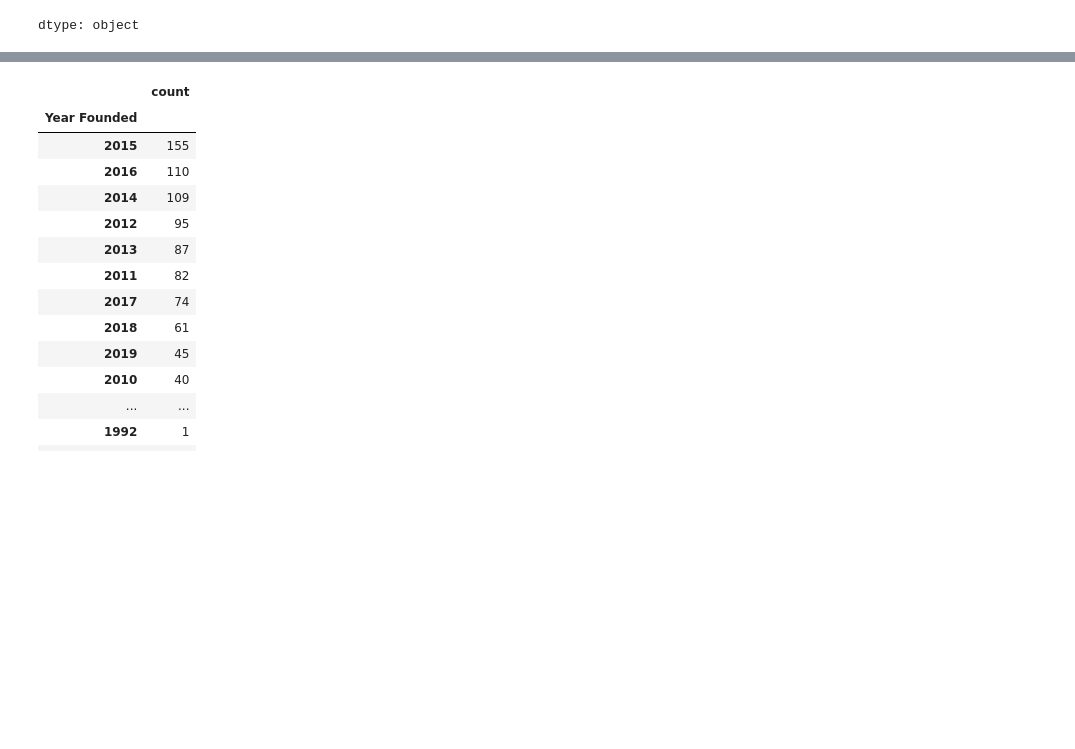
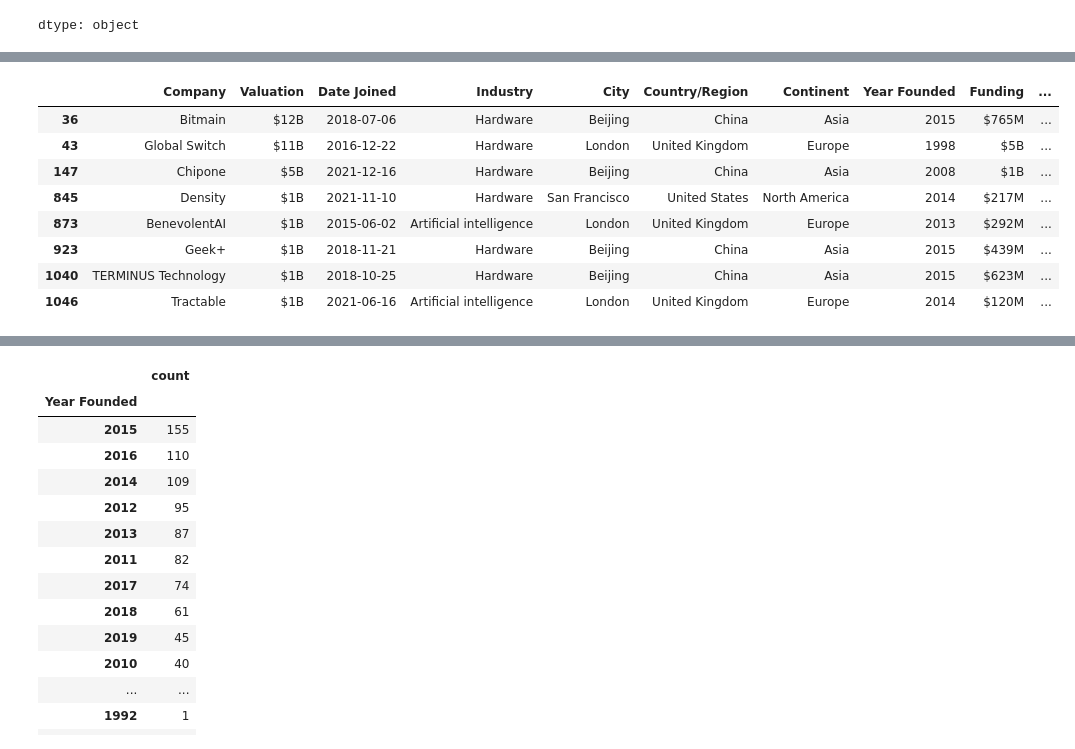
Before and after one commit to aysutnyva/Data_analysis, a Jupyter notebook: Unicorn_Companies.ipynb, the cells around one changed output, grey strips where cells are left out. Cells and saved outputs as stored; diff of their text form; code cells hidden in the pictures; blank space fills up the shorter version.

```diff
--- a/Unicorn_Companies.ipynb
+++ b/Unicorn_Companies.ipynb
@@ -46,0 +166,20 @@ dtype: object
+# %%
+cities = ['Beijing', 'San Francisco', 'London']
+mask = (
+    (companies['Industry']=='Hardware') & (companies['City'].isin(cities))
+) | (
+    (companies['Industry']=='Artificial intelligence') & (companies['City']=='London')
+)
+
+companies_invest = companies[mask]
+companies_invest
+# %% [output]
+|  | Company | Valuation | Date Joined | Industry | City | Country/Region | Continent | Year Founded | Funding | ... |
+| 36 | Bitmain | $12B | 2018-07-06 | Hardware | Beijing | China | Asia | 2015 | $765M | ... |
+| 43 | Global Switch | $11B | 2016-12-22 | Hardware | London | United Kingdom | Europe | 1998 | $5B | ... |
+| 147 | Chipone | $5B | 2021-12-16 | Hardware | Beijing | China | Asia | 2008 | $1B | ... |
+| 845 | Density | $1B | 2021-11-10 | Hardware | San Francisco | United States | North America | 2014 | $217M | ... |
+| 873 | BenevolentAI | $1B | 2015-06-02 | Artificial intelligence | London | United Kingdom | Europe | 2013 | $292M | ... |
+| 923 | Geek+ | $1B | 2018-11-21 | Hardware | Beijing | China | Asia | 2015 | $439M | ... |
+| 1040 | TERMINUS Technology | $1B | 2018-10-25 | Hardware | Beijing | China | Asia | 2015 | $623M | ... |
+| 1046 | Tractable | $1B | 2021-06-16 | Artificial intelligence | London | United Kingdom | Europe | 2014 | $120M | ... |
```
Also changed, not shown: parts of 18 cells of this notebook.
